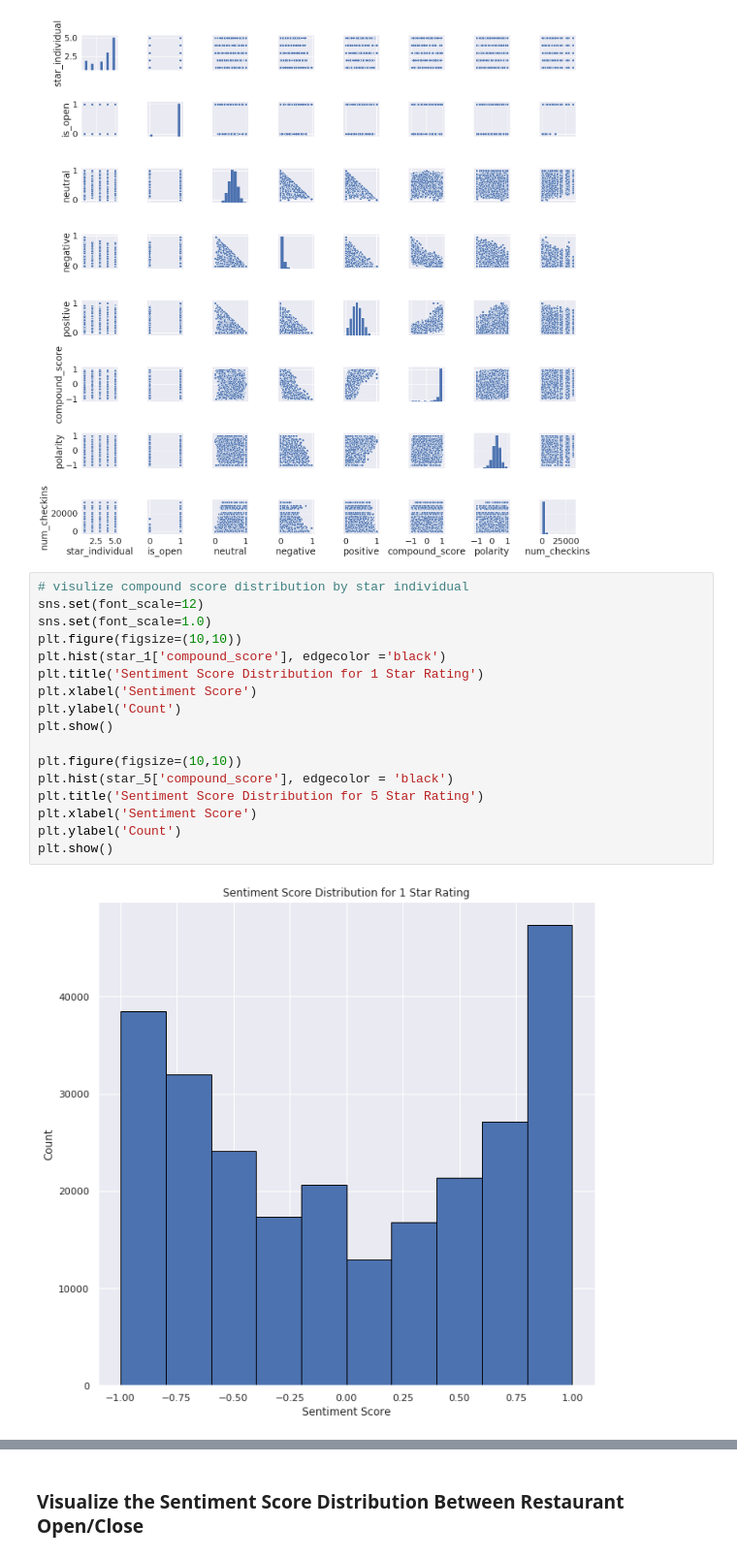
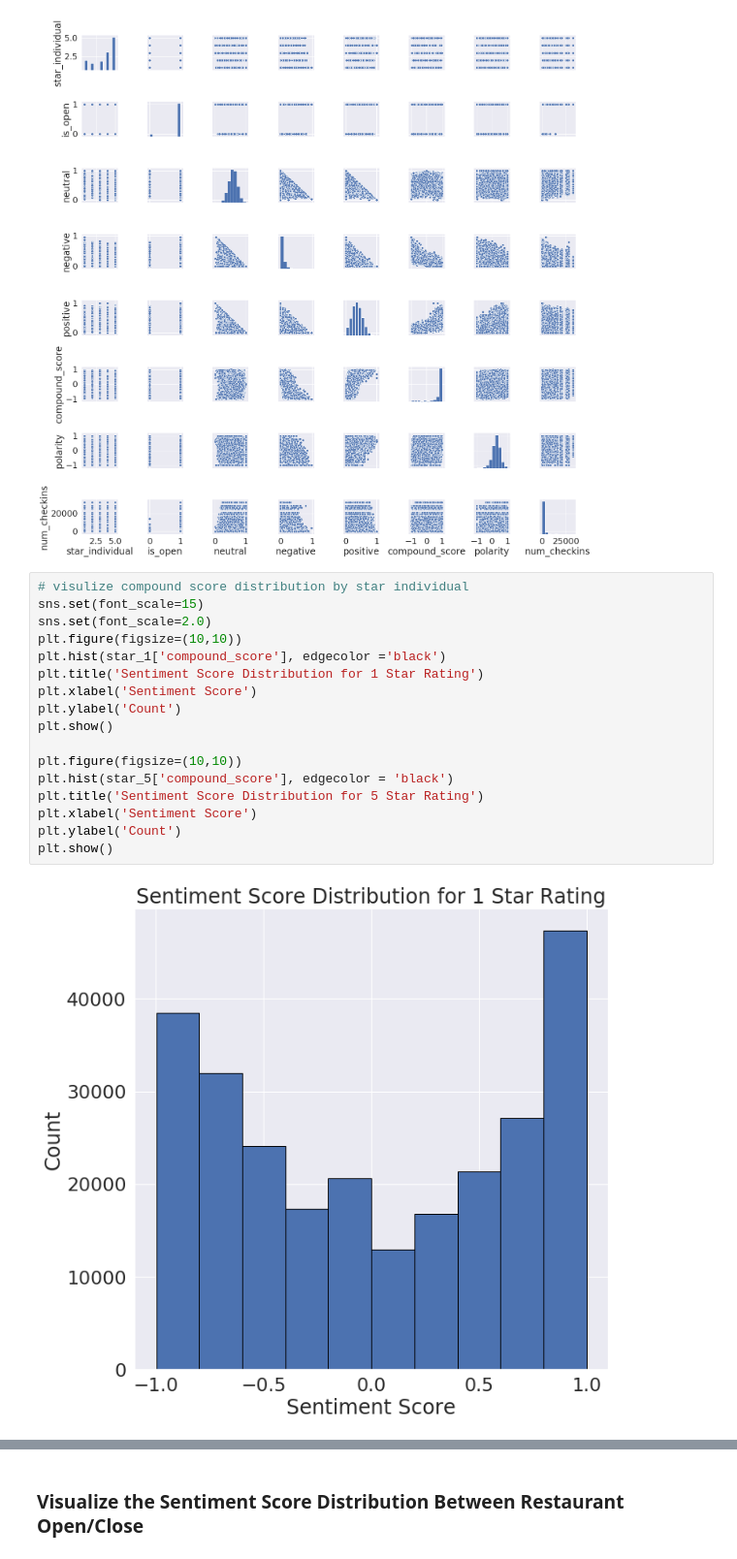
Before and after one commit to terrancexia/Yelp-Review-Sentiment-Analysis, a Jupyter notebook: Yelp Project.ipynb, the cells around one changed output, grey strips where cells are left out. Shown at 97% size. Cells and saved outputs as stored; diff of their text form.

```diff
--- a/Yelp Project.ipynb
+++ b/Yelp Project.ipynb
@@ -1256,20 +1256,20 @@ sns.pairplot(subset)
 [figure]
 # %%
 # visulize compound score distribution by star individual
-sns.set(font_scale=12)
-sns.set(font_scale=1.0)
+sns.set(font_scale=15)
+sns.set(font_scale=2.0)
 plt.figure(figsize=(10,10))
 plt.hist(star_1['compound_score'], edgecolor ='black')
 plt.title('Sentiment Score Distribution for 1 Star Rating')
 plt.xlabel('Sentiment Score')
 plt.ylabel('Count')
 plt.show()
 
 plt.figure(figsize=(10,10))
 plt.hist(star_5['compound_score'], edgecolor = 'black')
 plt.title('Sentiment Score Distribution for 5 Star Rating')
 plt.xlabel('Sentiment Score')
 plt.ylabel('Count')
 plt.show()
 # %% [output]
-[figure, old version]
+[figure, new version]
```
Also changed, not shown: parts of 2 cells of this notebook.
